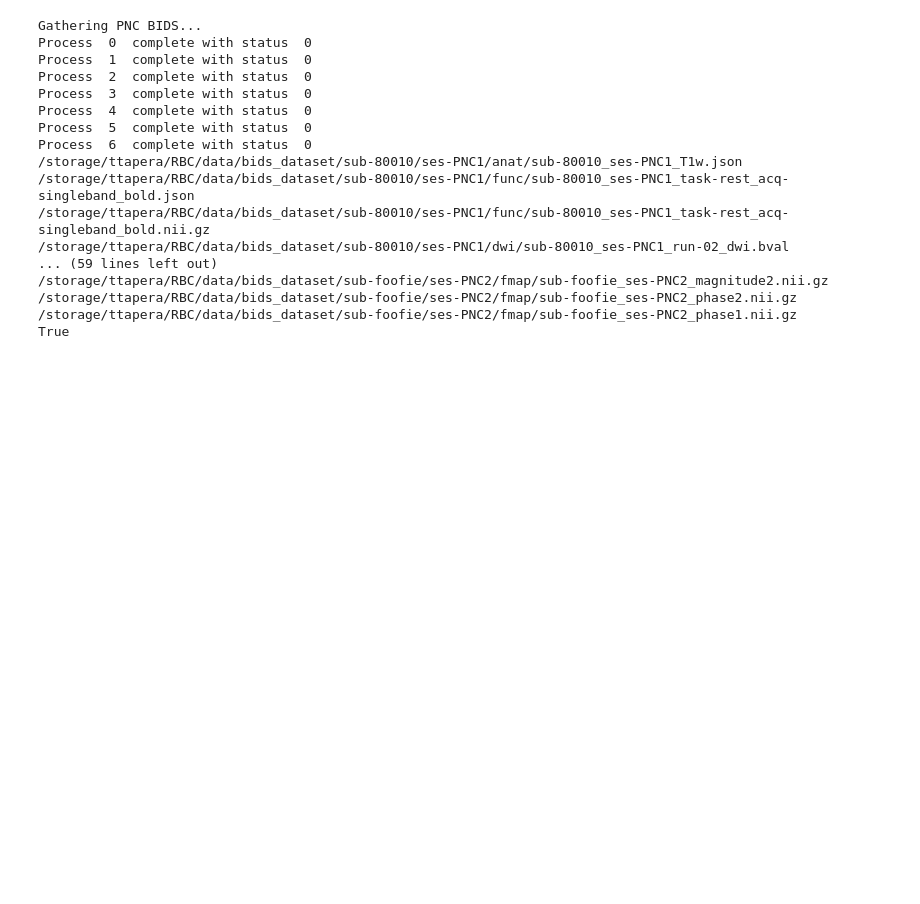
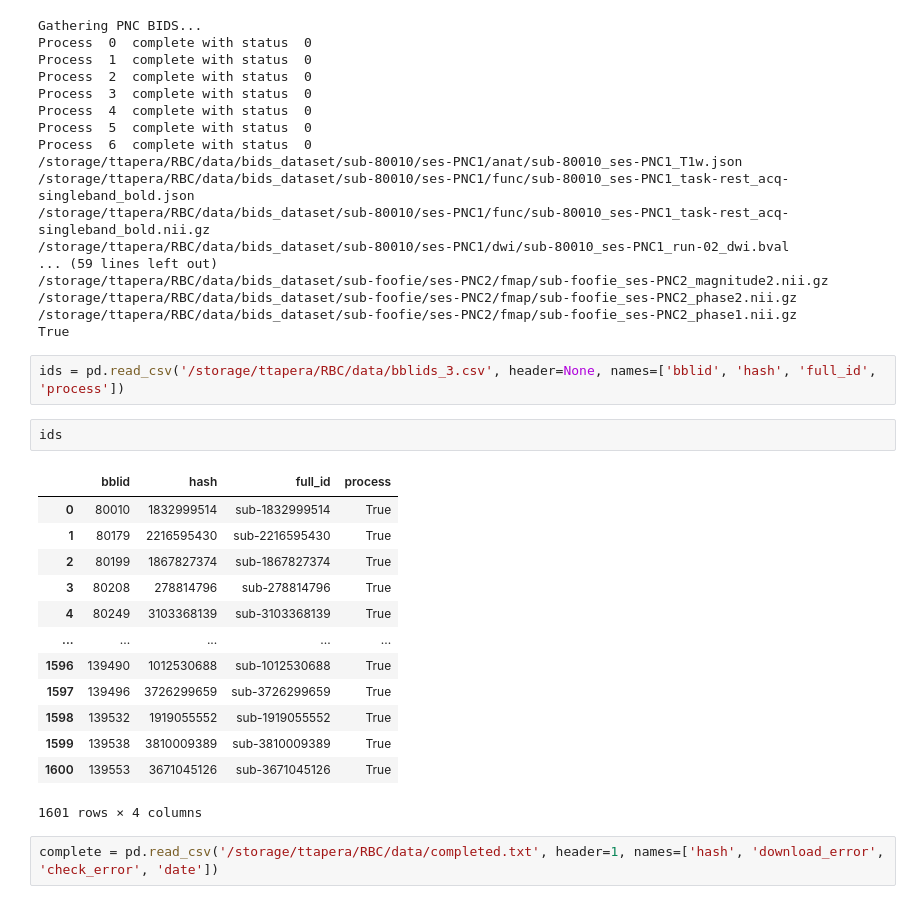
Before and after one commit to YumekaMengjiaLYU/RBC, a Jupyter notebook: PennLINC/DownloadUploadRBC.ipynb, the cells around one changed output. Drawn from its saved outputs; the diff is of its cells as text; blank space fills up the shorter version.

```diff
--- a/PennLINC/DownloadUploadRBC.ipynb
+++ b/PennLINC/DownloadUploadRBC.ipynb
@@ -362,3 +380,23 @@ Process  6  complete with status  0
 /storage/ttapera/RBC/data/bids_dataset/sub-foofie/ses-PNC2/fmap/sub-foofie_ses-PNC2_phase2.nii.gz
 /storage/ttapera/RBC/data/bids_dataset/sub-foofie/ses-PNC2/fmap/sub-foofie_ses-PNC2_phase1.nii.gz
 True
+# %%
+ids = pd.read_csv('/storage/ttapera/RBC/data/bblids_3.csv', header=None, names=['bblid', 'hash', 'full_id', 'process'])
+# %%
+ids
+# %% [output]
+|  | bblid | hash | full_id | process |
+| 0 | 80010 | 1832999514 | sub-1832999514 | True |
+| 1 | 80179 | 2216595430 | sub-2216595430 | True |
+| 2 | 80199 | 1867827374 | sub-1867827374 | True |
+| 3 | 80208 | 278814796 | sub-278814796 | True |
+| 4 | 80249 | 3103368139 | sub-3103368139 | True |
+| ... | ... | ... | ... | ... |
+| 1596 | 139490 | 1012530688 | sub-1012530688 | True |
+| 1597 | 139496 | 3726299659 | sub-3726299659 | True |
+| 1598 | 139532 | 1919055552 | sub-1919055552 | True |
+| 1599 | 139538 | 3810009389 | sub-3810009389 | True |
+| 1600 | 139553 | 3671045126 | sub-3671045126 | True |
+1601 rows × 4 columns
+# %%
+complete = pd.read_csv('/storage/ttapera/RBC/data/completed.txt', header=1, names=['hash', 'download_error', 'check_error', 'date'])
```
Also changed, not shown: parts of 9 cells of this notebook, 4 other files.
